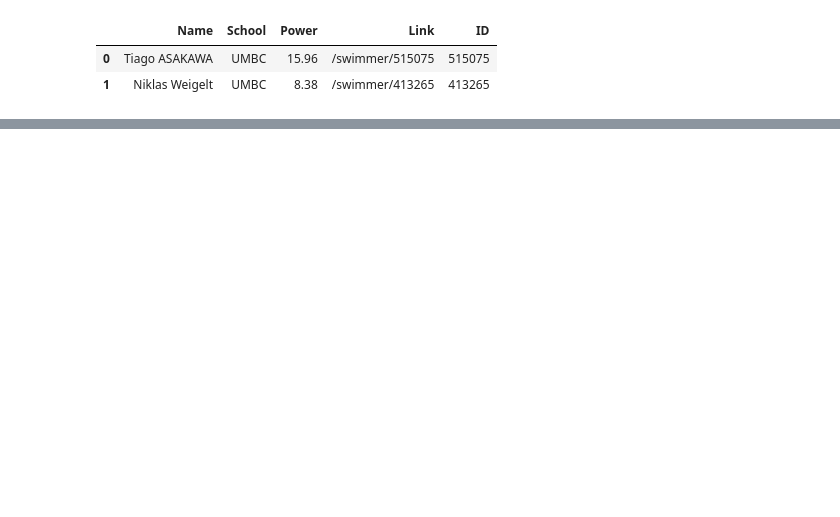
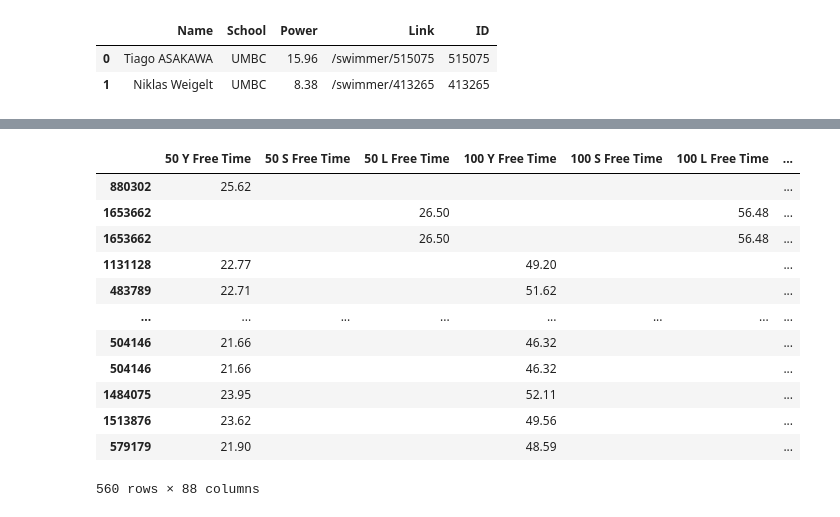
Before and after one commit to rhit-calviet/Swim-Analysis, a Jupyter notebook: Final_Preprocessing/Server_Projects/Fill_Indices-Copy6.ipynb, the cells around one changed output, grey strips where cells are left out. Saved outputs shown, nothing was run; the diff lists cells and outputs as text; code cells hidden in the pictures; blank space fills up the shorter version.

```diff
--- a/Final_Preprocessing/Server_Projects/Fill_Indices-Copy6.ipynb
+++ b/Final_Preprocessing/Server_Projects/Fill_Indices-Copy6.ipynb
@@ -150 +153,19 @@ new_df
+# %%
+new_df.dropna(how='all',inplace=True)
+# %%
+new_df
+# %% [output]
+|  | 50 Y Free Time | 50 S Free Time | 50 L Free Time | 100 Y Free Time | 100 S Free Time | 100 L Free Time | ... |
+| 880302 | 25.62 |  |  |  |  |  | ... |
+| 1653662 |  |  | 26.50 |  |  | 56.48 | ... |
+| 1653662 |  |  | 26.50 |  |  | 56.48 | ... |
+| 1131128 | 22.77 |  |  | 49.20 |  |  | ... |
+| 483789 | 22.71 |  |  | 51.62 |  |  | ... |
+| ... | ... | ... | ... | ... | ... | ... | ... |
+| 504146 | 21.66 |  |  | 46.32 |  |  | ... |
+| 504146 | 21.66 |  |  | 46.32 |  |  | ... |
+| 1484075 | 23.95 |  |  | 52.11 |  |  | ... |
+| 1513876 | 23.62 |  |  | 49.56 |  |  | ... |
+| 579179 | 21.90 |  |  | 48.59 |  |  | ... |
+560 rows × 88 columns
 # %%
```
Also changed, not shown: parts of 6 cells of this notebook, 31 other files.
